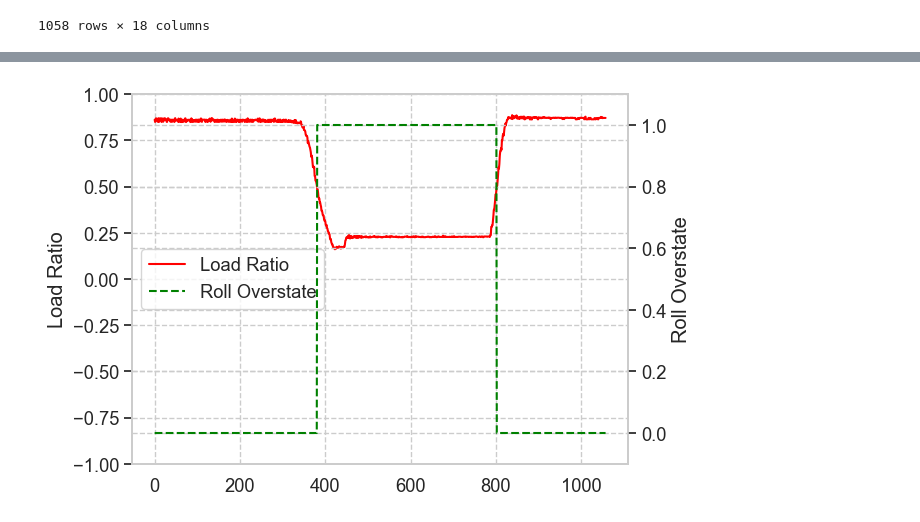
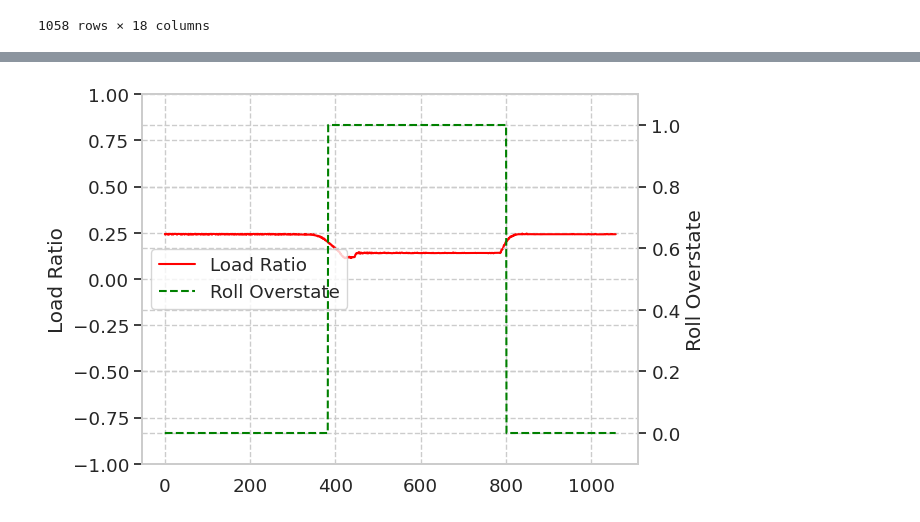
Before and after one commit to jinbeomjeong/estimate_crawler_crane_ground_pressure, a Jupyter notebook: analysis_data_15meter.ipynb, the cells around one changed output, grey strips where cells are left out. Saved outputs shown, nothing was run; the diff lists cells and outputs as text; code cells hidden in the pictures.

```diff
--- a/analysis_data_15meter.ipynb
+++ b/analysis_data_15meter.ipynb
@@ -224,37 +223,37 @@ ax2.get_legend().remove() if ax2.get_legend() else None
 # %%
 sns.set_theme(font_scale=1.2)
 sns.set_style('whitegrid', {'grid.linestyle': '--'})
 
-left_sum = data_sorted[load_cell_name_list[3]] + data_sorted[load_cell_name_list[3]]
+left_sum = data_sorted[load_cell_name_list[3]] + data_sorted[load_cell_name_list[0]]
 left_1 = data_sorted[load_cell_name_list[3]]/left_sum
 left_2 = data_sorted[load_cell_name_list[0]]/left_sum
 left = left_1-left_2
 
 right_sum = data_sorted[load_cell_name_list[5]] + data_sorted[load_cell_name_list[2]]
 right_1 = data_sorted[load_cell_name_list[5]]/right_sum
 right_2 = data_sorted[load_cell_name_list[2]]/right_sum
 right = right_1 - right_2
 
-left_right = left*right
+load_ratio = left*right
 
 fig, ax1 = plt.subplots()
 ax2 = ax1.twinx()
 
-sns.lineplot(left_right, color='red', label='Load Ratio', ax=ax1)
-sns.lineplot(left_right < 0.5, color='green', linestyle='--', label='Roll Overstate', ax=ax2)
+sns.lineplot(load_ratio, color='red', label='Load Ratio', ax=ax1)
+sns.lineplot(load_ratio < 0.2, color='green', linestyle='--', label='Roll Overstate', ax=ax2)
 
 ax1.set_ylim(-1, 1)
 ax1.set_ylabel('Load Ratio')
 ax2.set_ylim(-0.1, 1.1)
 ax2.set_ylabel('Roll Overstate')
 
 lines_1, labels_1 = ax1.get_legend_handles_labels()
 lines_2, labels_2 = ax2.get_legend_handles_labels()
 
 ax1.legend(lines_1 + lines_2, [labels_1[0], labels_2[0]], loc='center left')
 ax2.get_legend().remove() if ax2.get_legend() else None
 # %% [output]
-[figure, old version]
+[figure, new version]
 # %%
 sns.set_theme(font_scale=1.2)
 sns.set_style('whitegrid', {'grid.linestyle': '--'})
```
Also changed, not shown: parts of 10 cells of this notebook, 7 other files.
